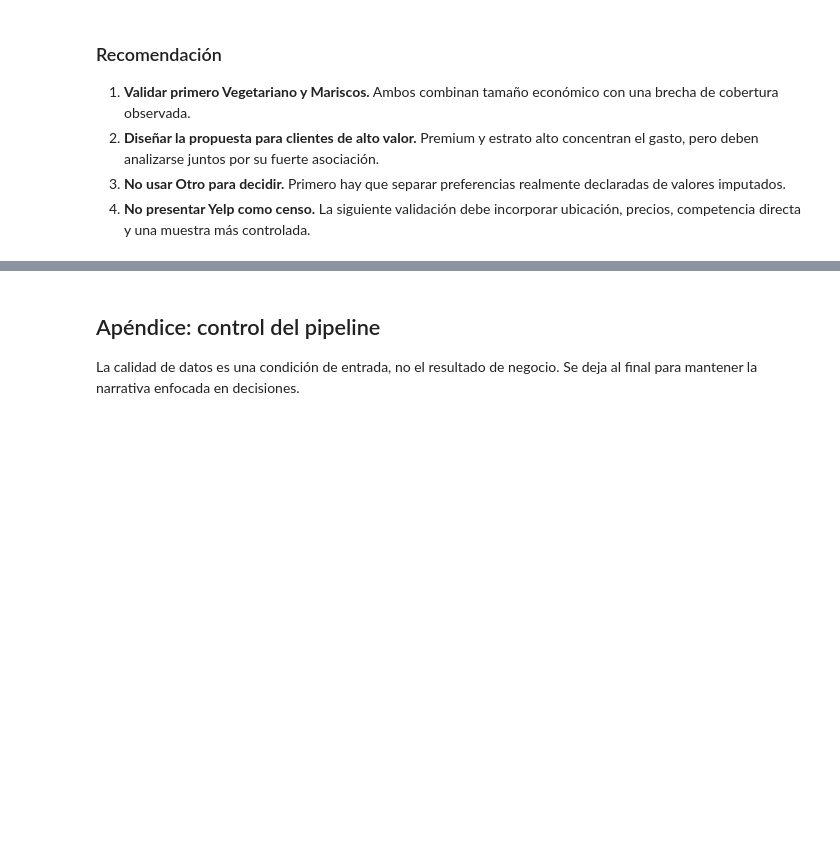
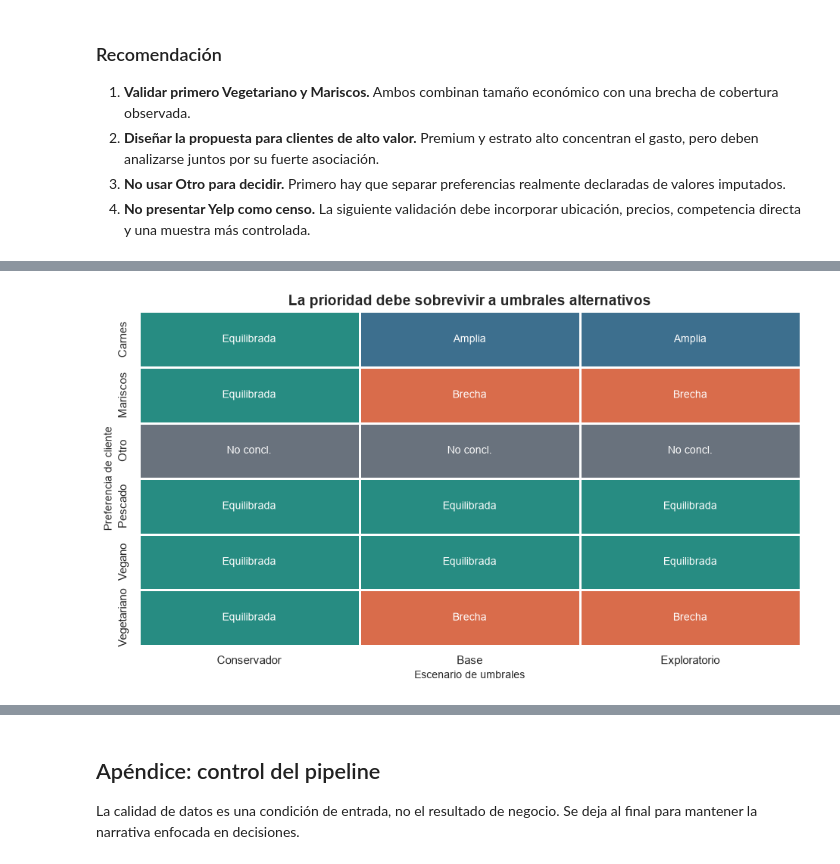
Before and after one commit to HeKoXCode/miami-restaurant-opportunity-etl, a Jupyter notebook: notebooks/01_miami_business_case.ipynb, the cells around one changed output, grey strips where cells are left out. Cells and saved outputs as stored; diff of their text form; code cells hidden in the pictures; blank space fills up the shorter version.

```diff
--- a/notebooks/01_miami_business_case.ipynb
+++ b/notebooks/01_miami_business_case.ipynb
@@ -313,0 +343,39 @@ display(HTML(priority_table.to_html()))
+# %%
+sensitivity_view = build_sensitivity_view(sensitivity)
+signal_codes = {
+    "Oferta observada amplia": 0,
+    "Cobertura observada equilibrada": 1,
+    "Brecha de cobertura observada": 2,
+    "Sin oferta observada": 3,
+    "No concluyente": 4,
+}
+signal_labels = {
+    "Oferta observada amplia": "Amplia",
+    "Cobertura observada equilibrada": "Equilibrada",
+    "Brecha de cobertura observada": "Brecha",
+    "Sin oferta observada": "Sin oferta",
+    "No concluyente": "No concl.",
+}
+encoded = sensitivity_view.replace(signal_codes).astype(float)
+annotations = sensitivity_view.replace(signal_labels)
+
+fig, ax = plt.subplots(figsize=(9.5, 5.4))
+sns.heatmap(
+    encoded,
+    annot=annotations,
+    fmt="",
+    cmap=sns.color_palette(["#3D6F8E", "#278C82", "#D96C4B", "#D8A838", "#69727D"]),
+    linewidths=0.8,
+    cbar=False,
+    vmin=0,
+    vmax=4,
+    ax=ax,
+)
+ax.set_title("La prioridad debe sobrevivir a umbrales alternativos")
+ax.set_xlabel("Escenario de umbrales")
+ax.set_ylabel("Preferencia de cliente")
+fig.tight_layout()
+fig.savefig(ASSETS_DIR / "06_threshold_sensitivity.png", dpi=160, bbox_inches="tight")
+plt.show()
+# %% [output]
+[figure, added]
```
Also changed, not shown: parts of 8 cells of this notebook, 44 other files.
